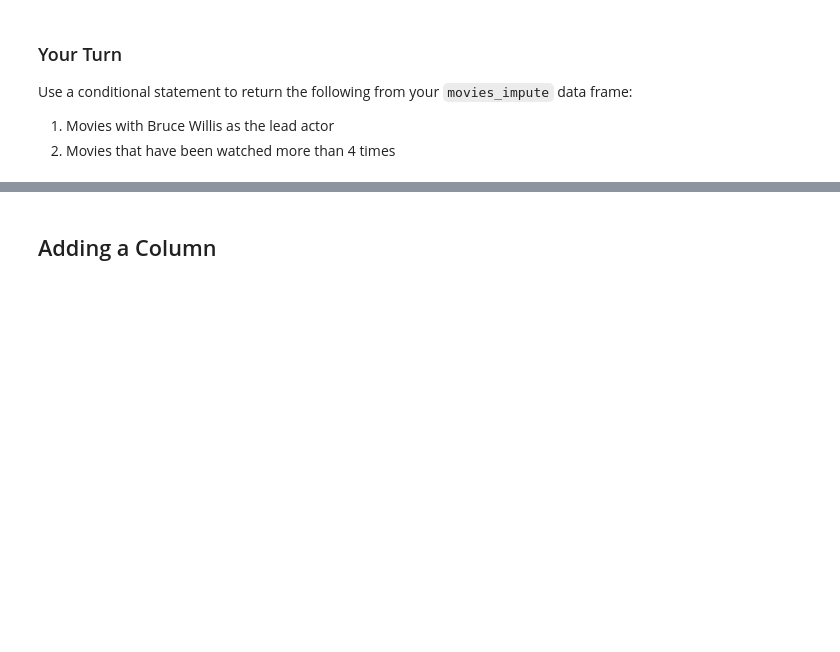
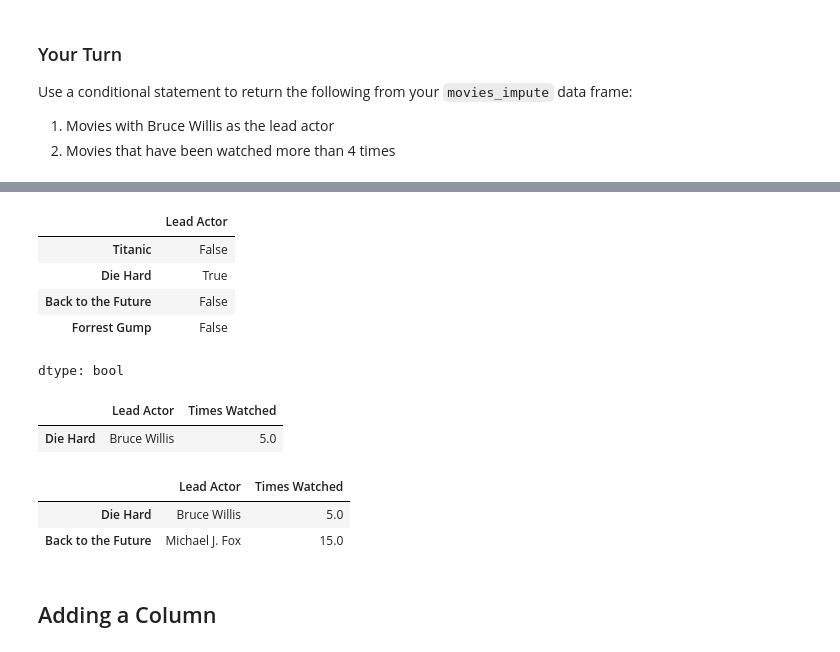
Before and after one commit to cnmi-ds-22/rwcitek___Data-Science-Portfolio-C22, a Jupyter notebook: Modules/Module_1_Intro_to_DS_and_Naive_Bayes/Lectures/120-Pandas.end.ipynb, the cells around one changed output, grey strips where cells are left out. Cells and saved outputs as stored; diff of their text form; code cells hidden in the pictures; blank space fills up the shorter version.

```diff
--- a/Modules/Module_1_Intro_to_DS_and_Naive_Bayes/Lectures/120-Pandas.end.ipynb
+++ b/Modules/Module_1_Intro_to_DS_and_Naive_Bayes/Lectures/120-Pandas.end.ipynb
@@ -901,7 +945,28 @@ movies_impute
 # %%
 # Solution 1
+filter1 = movies_impute["Lead Actor"] == "Bruce Willis"
+filter1
+# %% [output]
+|  | Lead Actor |
+| Titanic | False |
+| Die Hard | True |
+| Back to the Future | False |
+| Forrest Gump | False |
+dtype: bool
+# %%
+movies_impute[ filter1 ]
+# %% [output]
+|  | Lead Actor | Times Watched |
+| Die Hard | Bruce Willis | 5.0 |
 # %%
 # Solution 2
+filter2 = movies_impute["Times Watched"] > 4
+filter2
+movies_impute[ filter2 ]
+# %% [output]
+|  | Lead Actor | Times Watched |
+| Die Hard | Bruce Willis | 5.0 |
+| Back to the Future | Michael J. Fox | 15.0 |
 # %% [markdown]
 ## Adding a Column
 # %%
```
Also changed, not shown: parts of 29 cells of this notebook.
